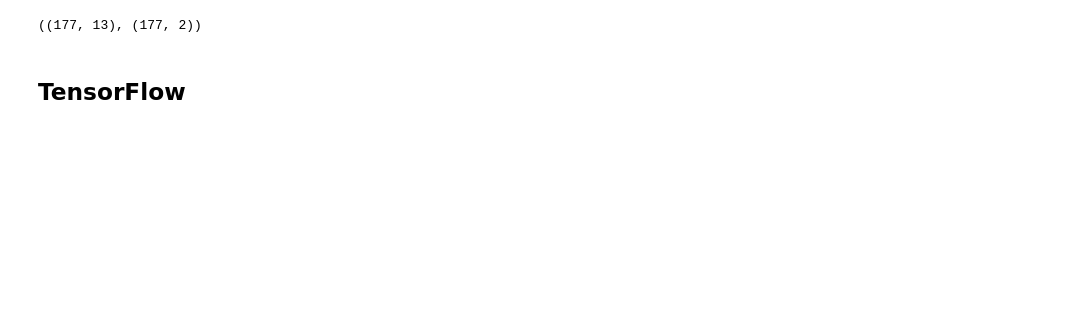
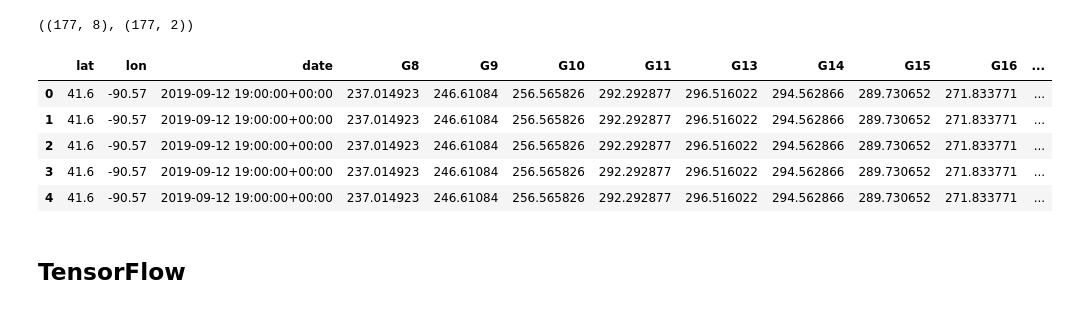
Before and after one commit to stockeh/cira-ml-soundings, a Jupyter notebook: notebooks/training-experimentation.ipynb, the cells around one changed output. Drawn from its saved outputs; the diff is of its cells as text; code cells hidden in the pictures; blank space fills up the shorter version.

```diff
--- a/notebooks/training-experimentation.ipynb
+++ b/notebooks/training-experimentation.ipynb
@@ -24,10 +27,19 @@ from metpy.plots import SkewT
 # %%
 df = pd.read_csv('../../data/preprocessed.csv', sep=',')
-X = df.iloc[:,3:16].values
+X = df.iloc[:,3:11].values
 T = df.iloc[:,16:].values
 X.shape, T.shape
 # %% [output]
-((177, 13), (177, 2))
+((177, 8), (177, 2))
+# %%
+df.head()
+# %% [output]
+|  | lat | lon | date | G8 | G9 | G10 | G11 | G13 | G14 | G15 | G16 | ... |
+| 0 | 41.6 | -90.57 | 2019-09-12 19:00:00+00:00 | 237.014923 | 246.61084 | 256.565826 | 292.292877 | 296.516022 | 294.562866 | 289.730652 | 271.833771 | ... |
+| 1 | 41.6 | -90.57 | 2019-09-12 19:00:00+00:00 | 237.014923 | 246.61084 | 256.565826 | 292.292877 | 296.516022 | 294.562866 | 289.730652 | 271.833771 | ... |
+| 2 | 41.6 | -90.57 | 2019-09-12 19:00:00+00:00 | 237.014923 | 246.61084 | 256.565826 | 292.292877 | 296.516022 | 294.562866 | 289.730652 | 271.833771 | ... |
+| 3 | 41.6 | -90.57 | 2019-09-12 19:00:00+00:00 | 237.014923 | 246.61084 | 256.565826 | 292.292877 | 296.516022 | 294.562866 | 289.730652 | 271.833771 | ... |
+| 4 | 41.6 | -90.57 | 2019-09-12 19:00:00+00:00 | 237.014923 | 246.61084 | 256.565826 | 292.292877 | 296.516022 | 294.562866 | 289.730652 | 271.833771 | ... |
 # %%
 Xtrain, Ttrain, Xtest, Ttest = ml.partition(X, T, 0.80, shuffle=True)
 # %%
```
Also changed, not shown: parts of 2 cells of this notebook.
